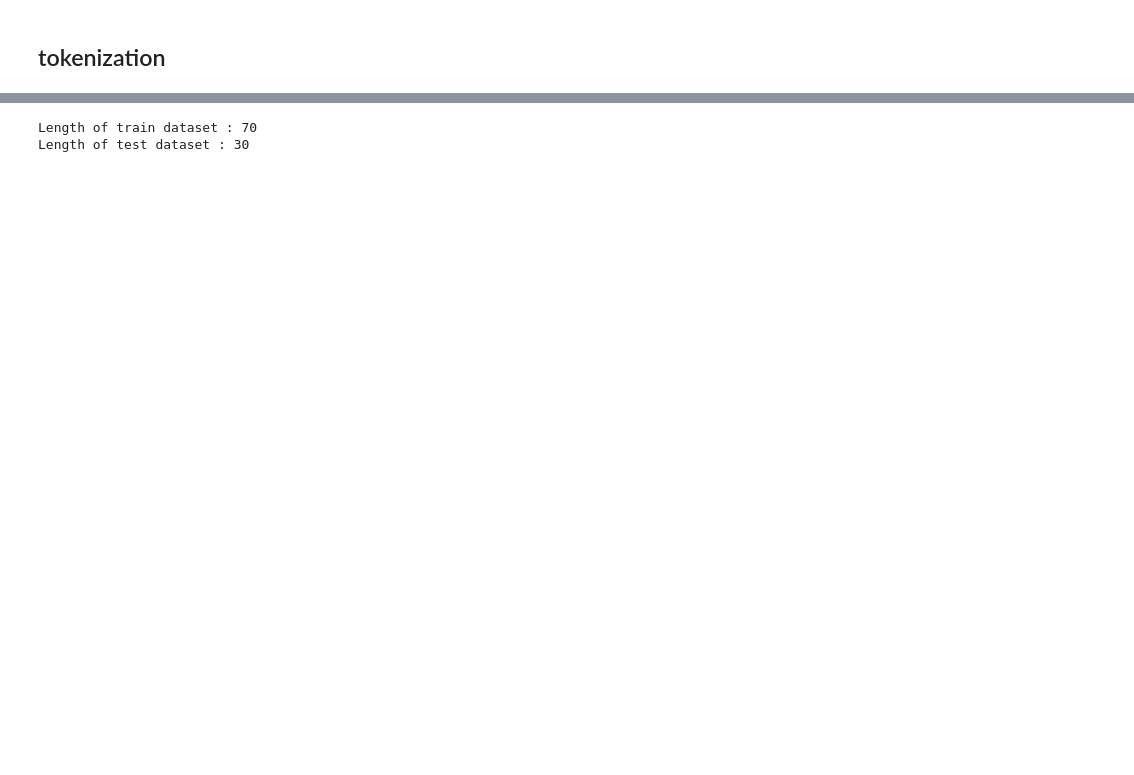
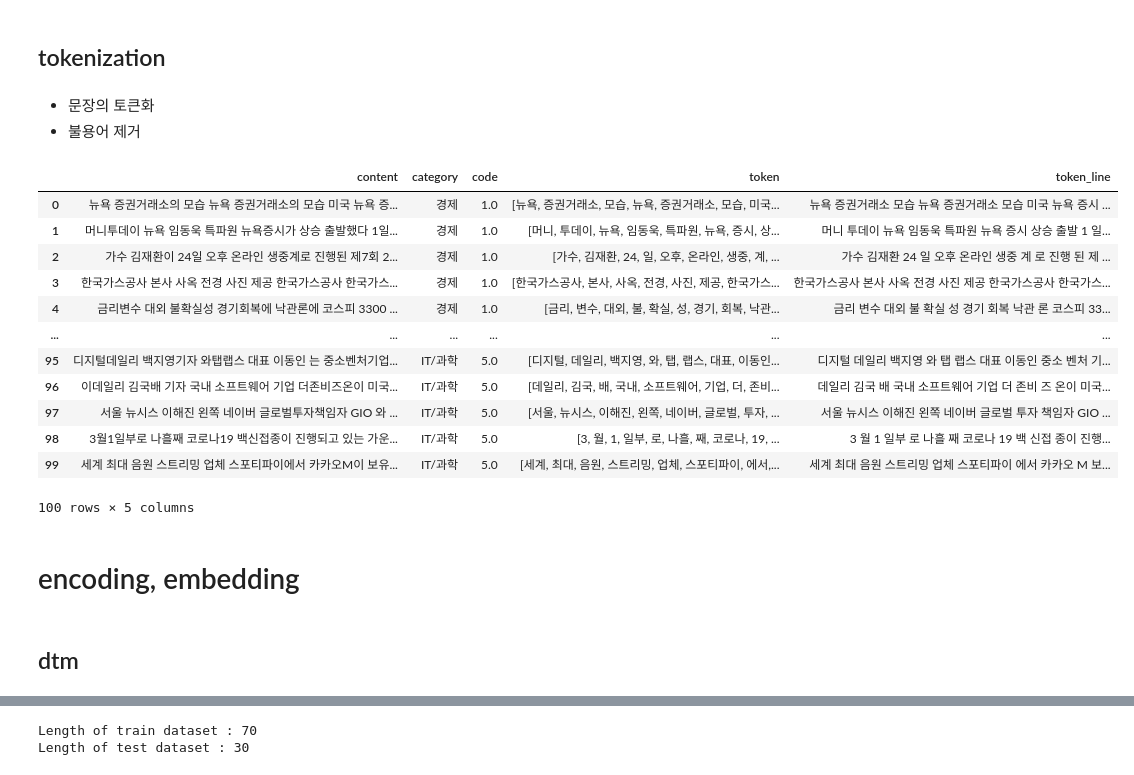
Before and after one commit to MarigoldJ/ygl2, a Jupyter notebook: mycode/nlp/study_20210615.ipynb, the cells around one changed output, grey strips where cells are left out. Drawn from its saved outputs; the diff is of its cells as text; code cells hidden in the pictures; blank space fills up the shorter version.

```diff
--- a/mycode/nlp/study_20210615.ipynb
+++ b/mycode/nlp/study_20210615.ipynb
@@ -179,8 +191,7 @@ dtype: int64
 # data preprocessing
 # %%
 # 기사 내용을 담은 DataFrame
-# df = df
-# df = pd.read_csv('filename.csv', index_col=None)
+df = pd.read_csv('navernews_0.csv', index_col=None)
 # df = pd.read_csv('https://raw.githubusercontent.com/MarigoldJ/ygl2/main/class/big_crawl.csv', index_col=None)
 # %% [markdown]
 ## Only text or number
@@ -211,0 +210,3 @@ Name: content, Length: 100, dtype: object
+# %%
+df = only_text_num(df)
+df
@@ -212,8 +227,41 @@ Name: content, Length: 100, dtype: object
 # %% [markdown]
 ## tokenization
+# %% [markdown]
+* 문장의 토큰화
+* 불용어 제거
 # %%
-tokenizer = Mecab()
-stopwords = ['에','는','은','을','했','에게','있','이','의','하','한','다','과','때문','할','수','무단','따른','및','금지','전재','경향신문','기자','는데','가','등','들','파이낸셜','저작','등','뉴스']
+def tokenize_content(df):
+    tokenizer = Mecab()
+    stopwords = ['에','는','은','을','했','에게','있','이','의','하','한','다','과','때문','할','수','무단','따른','및','금지','전재','경향신문','기자','는데','가','등','들','파이낸셜','저작','등','뉴스']
 
-df['token_text'] = df['content'].apply(lambda x: tokenizer.morphs(x))
-df['token_text'] = df['token_text'].apply(lambda x: [w for w in x if w not in stopwords])
+    df_result = df.copy()
+
+    # Mecab을 이용한 토큰화
+    df_result['token'] = df['content'].apply(lambda x: tokenizer.morphs(x))
+
+    # 불용어 제거
+    df_result['token'] = df_result['token'].apply(lambda x: [w for w in x if w not in stopwords])
+
+    # 띄어쓰기로 구분하여 합치기
+    df_result['token_line'] = df_result['token'].apply(lambda x: ' '.join(x))
+
+    return df_result
+# %%
+df = tokenize_content(df)
+df
+# %% [output]
+|  | content | category | code | token | token_line |
+| 0 | 뉴욕 증권거래소의 모습 뉴욕 증권거래소의 모습 미국 뉴욕 증... | 경제 | 1.0 | [뉴욕, 증권거래소, 모습, 뉴욕, 증권거래소, 모습, 미국... | 뉴욕 증권거래소 모습 뉴욕 증권거래소 모습 미국 뉴욕 증시 ... |
+| 1 | 머니투데이 뉴욕 임동욱 특파원 뉴욕증시가 상승 출발했다 1일... | 경제 | 1.0 | [머니, 투데이, 뉴욕, 임동욱, 특파원, 뉴욕, 증시, 상... | 머니 투데이 뉴욕 임동욱 특파원 뉴욕 증시 상승 출발 1 일... |
+| 2 | 가수 김재환이 24일 오후 온라인 생중계로 진행된 제7회 2... | 경제 | 1.0 | [가수, 김재환, 24, 일, 오후, 온라인, 생중, 계, ... | 가수 김재환 24 일 오후 온라인 생중 계 로 진행 된 제 ... |
+| 3 | 한국가스공사 본사 사옥 전경 사진 제공 한국가스공사 한국가스... | 경제 | 1.0 | [한국가스공사, 본사, 사옥, 전경, 사진, 제공, 한국가스... | 한국가스공사 본사 사옥 전경 사진 제공 한국가스공사 한국가스... |
+| 4 | 금리변수 대외 불확실성 경기회복에 낙관론에 코스피 3300 ... | 경제 | 1.0 | [금리, 변수, 대외, 불, 확실, 성, 경기, 회복, 낙관... | 금리 변수 대외 불 확실 성 경기 회복 낙관 론 코스피 33... |
+| ... | ... | ... | ... | ... | ... |
+| 95 | 디지털데일리 백지영기자 와탭랩스 대표 이동인 는 중소벤처기업... | IT/과학 | 5.0 | [디지털, 데일리, 백지영, 와, 탭, 랩스, 대표, 이동인... | 디지털 데일리 백지영 와 탭 랩스 대표 이동인 중소 벤처 기... |
+| 96 | 이데일리 김국배 기자 국내 소프트웨어 기업 더존비즈온이 미국... | IT/과학 | 5.0 | [데일리, 김국, 배, 국내, 소프트웨어, 기업, 더, 존비... | 데일리 김국 배 국내 소프트웨어 기업 더 존비 즈 온이 미국... |
+| 97 | 서울 뉴시스 이해진 왼쪽 네이버 글로벌투자책임자 GIO 와 ... | IT/과학 | 5.0 | [서울, 뉴시스, 이해진, 왼쪽, 네이버, 글로벌, 투자, ... | 서울 뉴시스 이해진 왼쪽 네이버 글로벌 투자 책임자 GIO ... |
+| 98 | 3월1일부로 나흘째 코로나19 백신접종이 진행되고 있는 가운... | IT/과학 | 5.0 | [3, 월, 1, 일부, 로, 나흘, 째, 코로나, 19, ... | 3 월 1 일부 로 나흘 째 코로나 19 백 신접 종이 진행... |
+| 99 | 세계 최대 음원 스트리밍 업체 스포티파이에서 카카오M이 보유... | IT/과학 | 5.0 | [세계, 최대, 음원, 스트리밍, 업체, 스포티파이, 에서,... | 세계 최대 음원 스트리밍 업체 스포티파이 에서 카카오 M 보... |
+100 rows × 5 columns
+# %% [markdown]
+# encoding, embedding
@@ -219,0 +271,2 @@ df['token_text'] = df['token_text'].apply(lambda x: [w for w in x if w not in st
+# %% [markdown]
+## dtm
```
Also changed, not shown: parts of 56 cells of this notebook.
